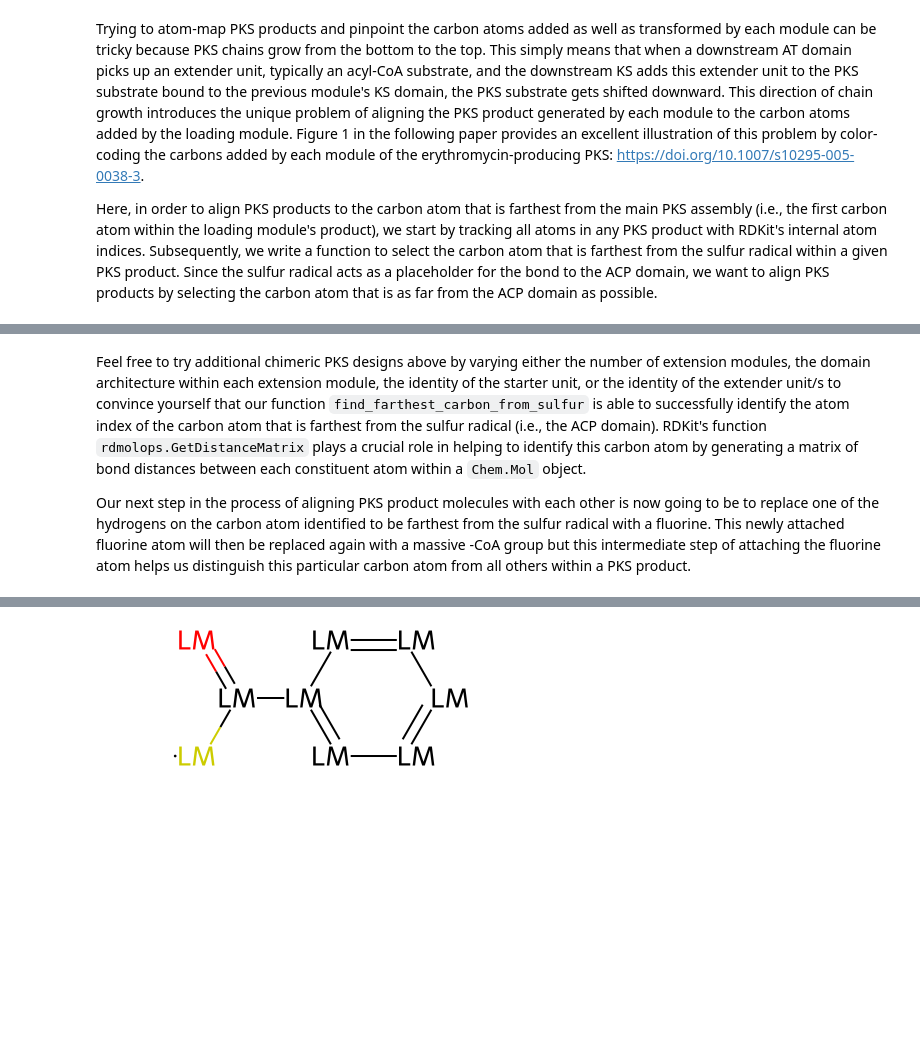
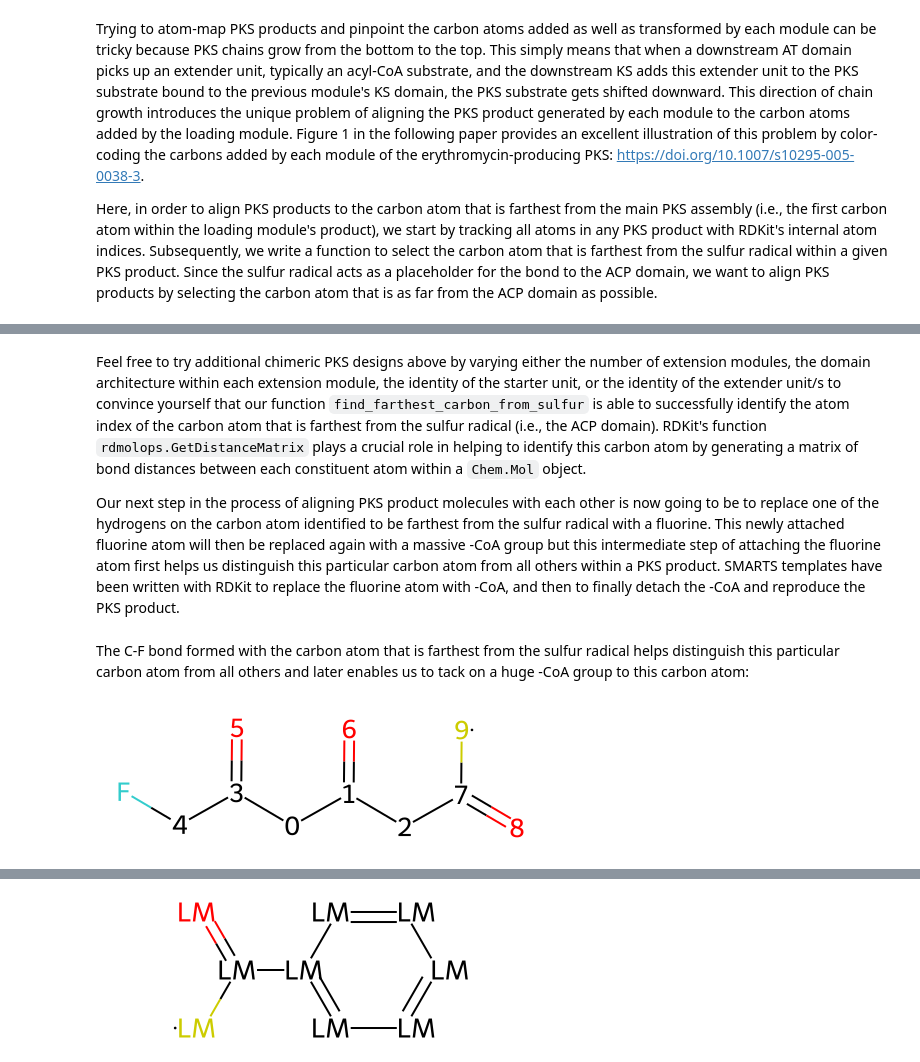
Before and after one commit to yashchainani21/RetroTideV2, a Jupyter notebook: notebooks/nb_02_PKS_atom_mapping.ipynb, the cells around one changed output, grey strips where cells are left out. Saved outputs shown, nothing was run; the diff lists cells and outputs as text; code cells hidden in the pictures; blank space fills up the shorter version.

Commit message:
added more descriptions in atom mapping tutorial

```diff
--- a/notebooks/nb_02_PKS_atom_mapping.ipynb
+++ b/notebooks/nb_02_PKS_atom_mapping.ipynb
@@ -75,7 +75,7 @@ Farthest carbon atom index: 4, Distance: 6.0
 # %% [markdown]
 Feel free to try additional chimeric PKS designs above by varying either the number of extension modules, the domain architecture within each extension module, the identity of the starter unit, or the identity of the extender unit/s to convince yourself that our function `find_farthest_carbon_from_sulfur` is able to successfully identify the atom index of the carbon atom that is farthest from the sulfur radical (i.e., the ACP domain). RDKit's function `rdmolops.GetDistanceMatrix` plays a crucial role in helping to identify this carbon atom by generating a matrix of bond distances between each constituent atom within a `Chem.Mol` object.
 
-Our next step in the process of aligning PKS product molecules with each other is now going to be to replace one of the hydrogens on the carbon atom identified to be farthest from the sulfur radical with a fluorine. This newly attached fluorine atom will then be replaced again with a massive -CoA group but this intermediate step of attaching the fluorine atom helps us distinguish this particular carbon atom from all others within a PKS product.
+Our next step in the process of aligning PKS product molecules with each other is now going to be to replace one of the hydrogens on the carbon atom identified to be farthest from the sulfur radical with a fluorine. This newly attached fluorine atom will then be replaced again with a massive -CoA group but this intermediate step of attaching the fluorine atom first helps us distinguish this particular carbon atom from all others within a PKS product. SMARTS templates have been written with RDKit to replace the fluorine atom with -CoA, and then to finally detach the -CoA and reproduce the PKS product.
 # %%
 def add_fluorine_to_farthest_carbon(PKS_product: Chem.Mol, farthest_carbon_idx: int) -> Chem.Mol:
 
@@ -111,6 +111,12 @@ def detach_CoA_frm_labelled_PKS_product(PKS_product_w_CoA: Chem.Mol):
 farthest_carbon_idx, farthest_distance = find_farthest_carbon_from_sulfur(PKS_product)
 PKS_product_w_F = add_fluorine_to_farthest_carbon(PKS_product, farthest_carbon_idx)
 PKS_product_w_CoA = replace_fluorine_with_CoA(PKS_product_w_F)
+# %% [markdown]
+The C-F bond formed with the carbon atom that is farthest from the sulfur radical helps distinguish this particular carbon atom from all others and later enables us to tack on a huge -CoA group to this carbon atom:
+# %%
+PKS_product_w_F
+# %% [output]
+[figure, added]
 # %%
 PKS_product_w_CoA
 # %% [output]
```
Also changed, not shown: parts of 9 cells of this notebook.
